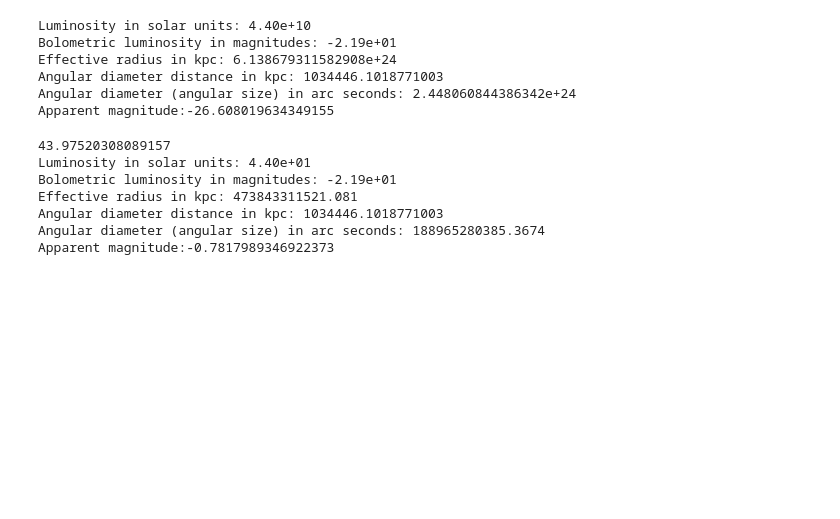
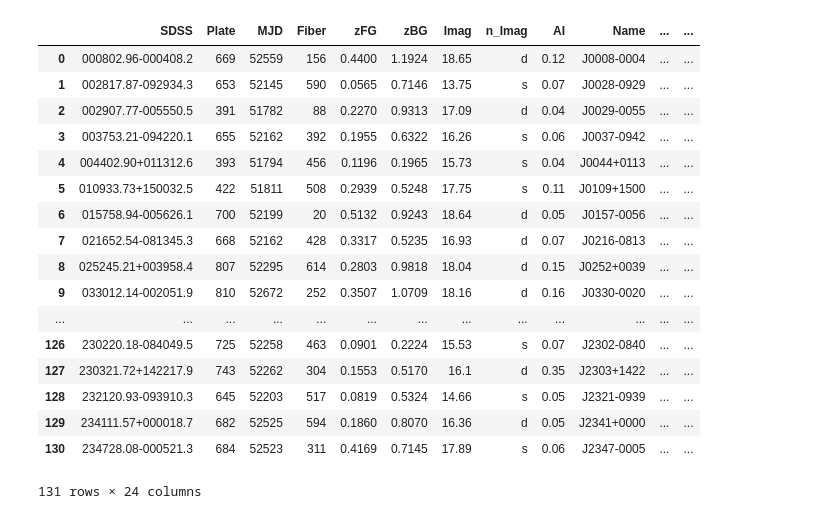
Before and after one commit to JimenaGonzalez/Simulations-Double-Source-Gravitational-Lensing, a Jupyter notebook: Fundamental Plane.ipynb, the cells around one changed output. Drawn from its saved outputs; the diff is of its cells as text; code cells hidden in the pictures; blank space fills up the shorter version.

Commit message:
Keith's equations and data from paper

```diff
--- a/Fundamental Plane.ipynb
+++ b/Fundamental Plane.ipynb
@@ -99,47 +72,0 @@ Apparent magnitude:-24.947854718907827
-# %%
-z = 0.3583
-sigma = 264
-L = luminosity_function(sigma)
-m = -2.5*np.log10(L)
-#M_bol = bolometric_luminosity(L)
-Re = effective_radius(sigma, L)
-re = angular_diameter(Re, z)
-D = (FlatLambdaCDM.angular_diameter_distance(cosmo, z)*1000).value
-#m = apparent_magnitude(M_bol, re, Re, z)
-print("Luminosity in solar units: %.2e"%(L))
-print("Bolometric luminosity in magnitudes: %.2e"%(M_bol))
-print("Effective radius in kpc: " + str(Re))
-print("Angular diameter distance in kpc: " + str(D))
-print("Angular diameter (angular size) in arc seconds: " + str(re))
-print("Apparent magnitude:" +str(m))
-# %% [output]
-Luminosity in solar units: 4.40e+10
-Bolometric luminosity in magnitudes: -2.19e+01
-Effective radius in kpc: 6.138679311582908e+24
-Angular diameter distance in kpc: 1034446.1018771003
-Angular diameter (angular size) in arc seconds: 2.448060844386342e+24
-Apparent magnitude:-26.608019634349155
-# %%
-z = 0.3583
-sigma = 264
-#L = luminosity_function(sigma)/(3.827*10**26)
-L = luminosity_function(sigma)/(10**9)
-print(L)
-Re = effective_radius(sigma, L)
-re = angular_diameter(Re, z)
-D = (FlatLambdaCDM.angular_diameter_distance(cosmo, z)*1000).value
-m = apparent_magnitude(L, re, Re, z)
-print("Luminosity in solar units: %.2e"%(L))
-print("Bolometric luminosity in magnitudes: %.2e"%(M_bol))
-print("Effective radius in kpc: " + str(Re))
-print("Angular diameter distance in kpc: " + str(D))
-print("Angular diameter (angular size) in arc seconds: " + str(re))
-print("Apparent magnitude:" +str(m))
-# %% [output]
-43.97520308089157
-Luminosity in solar units: 4.40e+01
-Bolometric luminosity in magnitudes: -2.19e+01
-Effective radius in kpc: 473843311521.081
-Angular diameter distance in kpc: 1034446.1018771003
-Angular diameter (angular size) in arc seconds: 188965280385.3674
-Apparent magnitude:-0.7817989346922373
@@ -145,0 +75,22 @@ Apparent magnitude:-0.7817989346922373
+# %%
+data=pd.read_csv('data.csv',delimiter='\t',encoding='utf-8')
+data
+# %% [output]
+|  | SDSS | Plate | MJD | Fiber | zFG | zBG | Imag | n_Imag | AI | Name | ... | ... |
+| 0 | 000802.96-000408.2 | 669 | 52559 | 156 | 0.4400 | 1.1924 | 18.65 | d | 0.12 | J0008-0004 | ... | ... |
+| 1 | 002817.87-092934.3 | 653 | 52145 | 590 | 0.0565 | 0.7146 | 13.75 | s | 0.07 | J0028-0929 | ... | ... |
+| 2 | 002907.77-005550.5 | 391 | 51782 | 88 | 0.2270 | 0.9313 | 17.09 | d | 0.04 | J0029-0055 | ... | ... |
+| 3 | 003753.21-094220.1 | 655 | 52162 | 392 | 0.1955 | 0.6322 | 16.26 | s | 0.06 | J0037-0942 | ... | ... |
+| 4 | 004402.90+011312.6 | 393 | 51794 | 456 | 0.1196 | 0.1965 | 15.73 | s | 0.04 | J0044+0113 | ... | ... |
+| 5 | 010933.73+150032.5 | 422 | 51811 | 508 | 0.2939 | 0.5248 | 17.75 | s | 0.11 | J0109+1500 | ... | ... |
+| 6 | 015758.94-005626.1 | 700 | 52199 | 20 | 0.5132 | 0.9243 | 18.64 | d | 0.05 | J0157-0056 | ... | ... |
+| 7 | 021652.54-081345.3 | 668 | 52162 | 428 | 0.3317 | 0.5235 | 16.93 | d | 0.07 | J0216-0813 | ... | ... |
+| 8 | 025245.21+003958.4 | 807 | 52295 | 614 | 0.2803 | 0.9818 | 18.04 | d | 0.15 | J0252+0039 | ... | ... |
+| 9 | 033012.14-002051.9 | 810 | 52672 | 252 | 0.3507 | 1.0709 | 18.16 | d | 0.16 | J0330-0020 | ... | ... |
+| ... | ... | ... | ... | ... | ... | ... | ... | ... | ... | ... | ... | ... |
+| 126 | 230220.18-084049.5 | 725 | 52258 | 463 | 0.0901 | 0.2224 | 15.53 | s | 0.07 | J2302-0840 | ... | ... |
+| 127 | 230321.72+142217.9 | 743 | 52262 | 304 | 0.1553 | 0.5170 | 16.1 | d | 0.35 | J2303+1422 | ... | ... |
+| 128 | 232120.93-093910.3 | 645 | 52203 | 517 | 0.0819 | 0.5324 | 14.66 | s | 0.05 | J2321-0939 | ... | ... |
+| 129 | 234111.57+000018.7 | 682 | 52525 | 594 | 0.1860 | 0.8070 | 16.36 | d | 0.05 | J2341+0000 | ... | ... |
+| 130 | 234728.08-000521.3 | 684 | 52523 | 311 | 0.4169 | 0.7145 | 17.89 | s | 0.06 | J2347-0005 | ... | ... |
+131 rows × 24 columns
```
Also changed, not shown: parts of 7 cells of this notebook, 1 other file.
